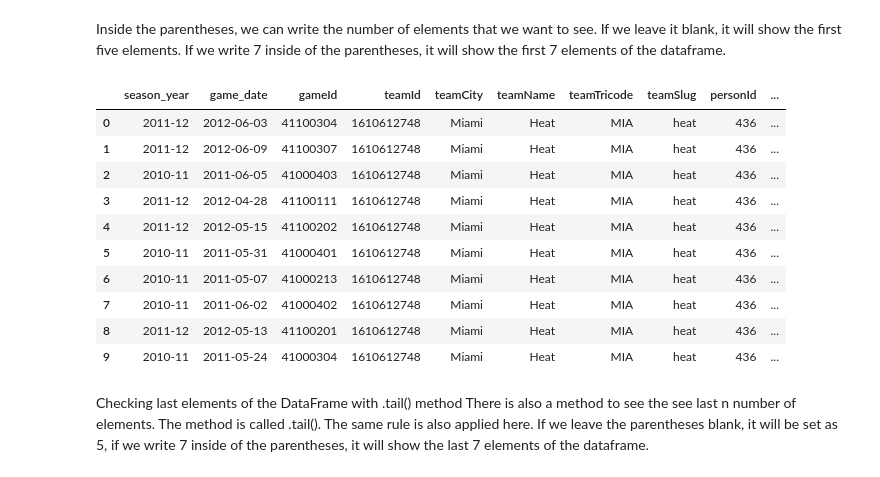
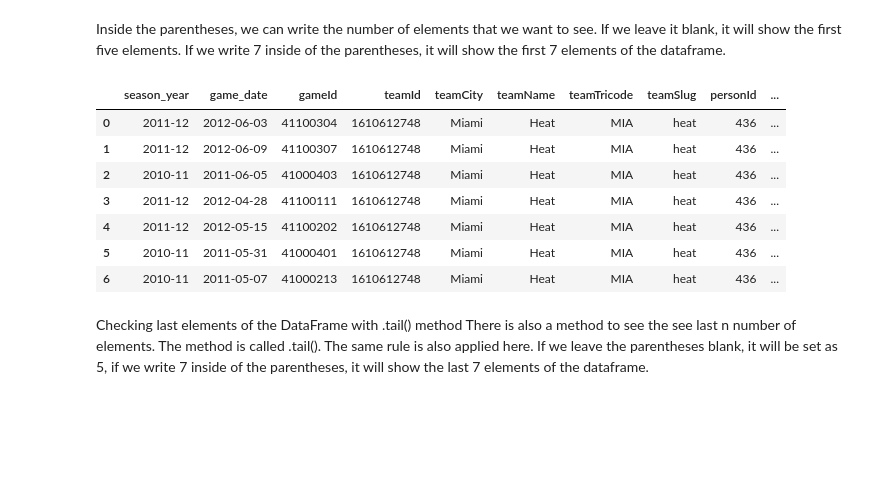
Before and after one commit to Manish1832/Repository, a Jupyter notebook: NBA_players_data_project.ipynb, the cells around one changed output. Saved outputs shown, nothing was run; the diff lists cells and outputs as text; code cells hidden in the pictures; blank space fills up the shorter version.

Commit message:
NBA data collar

```diff
--- a/NBA_players_data_project.ipynb
+++ b/NBA_players_data_project.ipynb
@@ -112,7 +116,7 @@ pd.set_option('display.max_rows', None)
 pd.set_option('display.max_columns', None)
 
 # Force pandas to display full numbers instead of scientific notation
-# pd.options.display.float_format = '{:.0f}'.format
+pd.options.display.float_format = '{:.0f}'.format
 
 # Library to suppress warnings
 import warnings
@@ -121,7 +125,7 @@ warnings.filterwarnings('ignore')
 ### Read the dataset
 # %%
 # Read the dataset
-path = pd.read_csv('/content/play_off_box_scores_2010_2024.csv')
+path = pd.read_csv('play_off_box_scores_2010_2024.csv')
 
 # Create the Dataframe
 NBA_data = pd.DataFrame(path)
@@ -138,19 +142,16 @@ If we write 7 inside of the parentheses, it will show the first 7 elements of th
 # %%
 # Display the first ten rows of the dataframe
 # Syntax: DataFrame.head(qty)
-NBA_data.head(10)
+NBA_data.head(7)
 # %% [output]
 |  | season_year | game_date | gameId | teamId | teamCity | teamName | teamTricode | teamSlug | personId | ... |
 | 0 | 2011-12 | 2012-06-03 | 41100304 | 1610612748 | Miami | Heat | MIA | heat | 436 | ... |
 | 1 | 2011-12 | 2012-06-09 | 41100307 | 1610612748 | Miami | Heat | MIA | heat | 436 | ... |
 | 2 | 2010-11 | 2011-06-05 | 41000403 | 1610612748 | Miami | Heat | MIA | heat | 436 | ... |
 | 3 | 2011-12 | 2012-04-28 | 41100111 | 1610612748 | Miami | Heat | MIA | heat | 436 | ... |
 | 4 | 2011-12 | 2012-05-15 | 41100202 | 1610612748 | Miami | Heat | MIA | heat | 436 | ... |
 | 5 | 2010-11 | 2011-05-31 | 41000401 | 1610612748 | Miami | Heat | MIA | heat | 436 | ... |
 | 6 | 2010-11 | 2011-05-07 | 41000213 | 1610612748 | Miami | Heat | MIA | heat | 436 | ... |
-| 7 | 2010-11 | 2011-06-02 | 41000402 | 1610612748 | Miami | Heat | MIA | heat | 436 | ... |
-| 8 | 2011-12 | 2012-05-13 | 41100201 | 1610612748 | Miami | Heat | MIA | heat | 436 | ... |
-| 9 | 2010-11 | 2011-05-24 | 41000304 | 1610612748 | Miami | Heat | MIA | heat | 436 | ... |
 # %% [markdown]
 Checking last elements of the DataFrame with .tail() method
 There is also a method to see the see last n number of elements.
```
Also changed, not shown: parts of 32 cells of this notebook.
